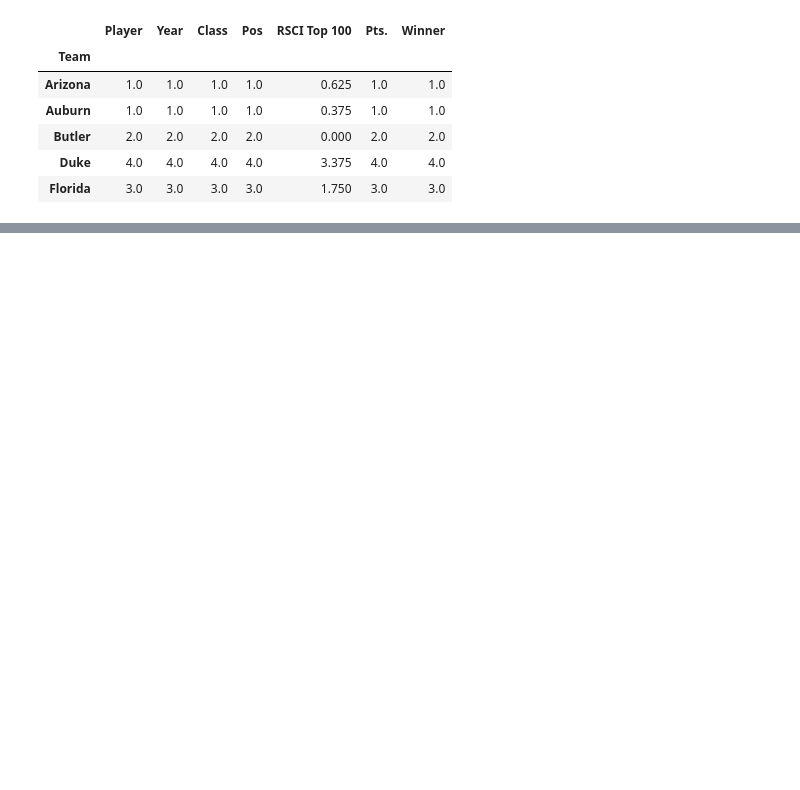
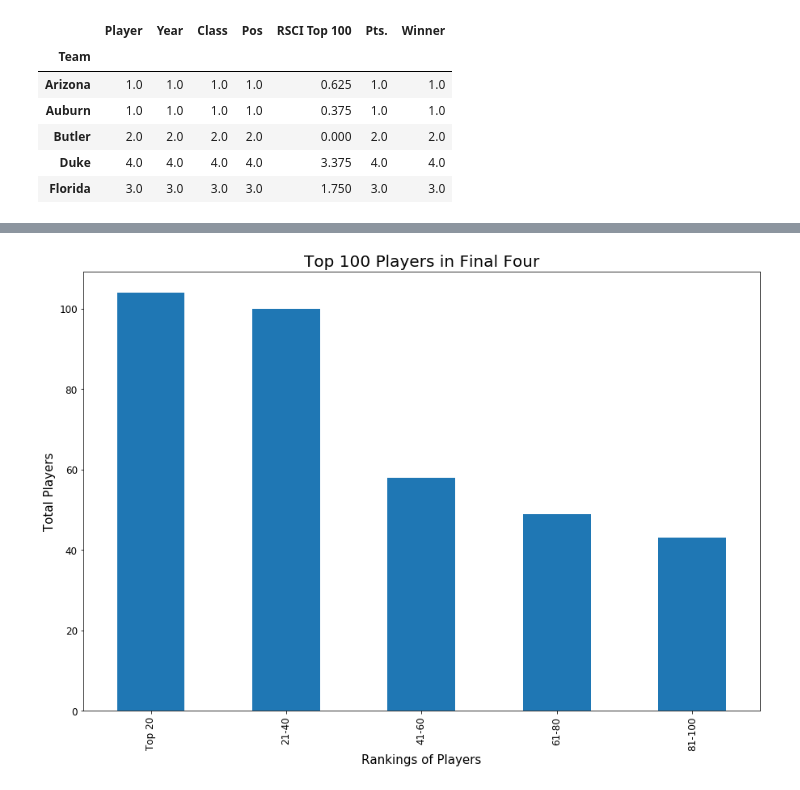
Before and after one commit to krosss1/1stProject_CollegeBBallAnalysis, a Jupyter notebook: first draft.ipynb, the cells around one changed output, grey strips where cells are left out. Drawn from its saved outputs; the diff is of its cells as text; code cells hidden in the pictures; blank space fills up the shorter version.

```diff
--- a/first draft.ipynb
+++ b/first draft.ipynb
@@ -533,0 +299,7 @@ Name: Winner, Length: 76, dtype: int64
+# %%
+final_four_binned_class_df = pd.DataFrame(team.groupby('Class')['Binned 100'].value_counts())
+final_four_binned_class_df= final_four_binned_class_df.rename(columns = {'Binned 100' : 'Total Players'})
+final_four_binned_class_df = final_four_binned_class_df.reset_index()
+final_four_binned_class_df = final_four_binned_class_df.groupby(['Binned 100'])[['Total Players']].sum()
+final_four_binned_class_df = final_four_binned_class_df.sort_values('Total Players', ascending=False)
+final_four_binned_class_df
@@ -533,0 +345,10 @@ Name: Winner, Length: 76, dtype: int64
+# %%
+
+ax = final_four_binned_class_df[['Total Players']].plot(kind='bar', title ="Top 100 Players In Final Four", figsize=(15, 10), legend=False, fontsize=12)
+ax.set_xlabel("Rankings of Players", fontsize=15)
+ax.set_ylabel("Total Players", fontsize=15)
+plt.title('Top 100 Players in Final Four', fontsize = 20)
+plt.xticks(fontsize=12)
+plt.show()
+# %% [output]
+[figure, added]
```
Also changed, not shown: parts of 61 cells of this notebook, 2 other files.
